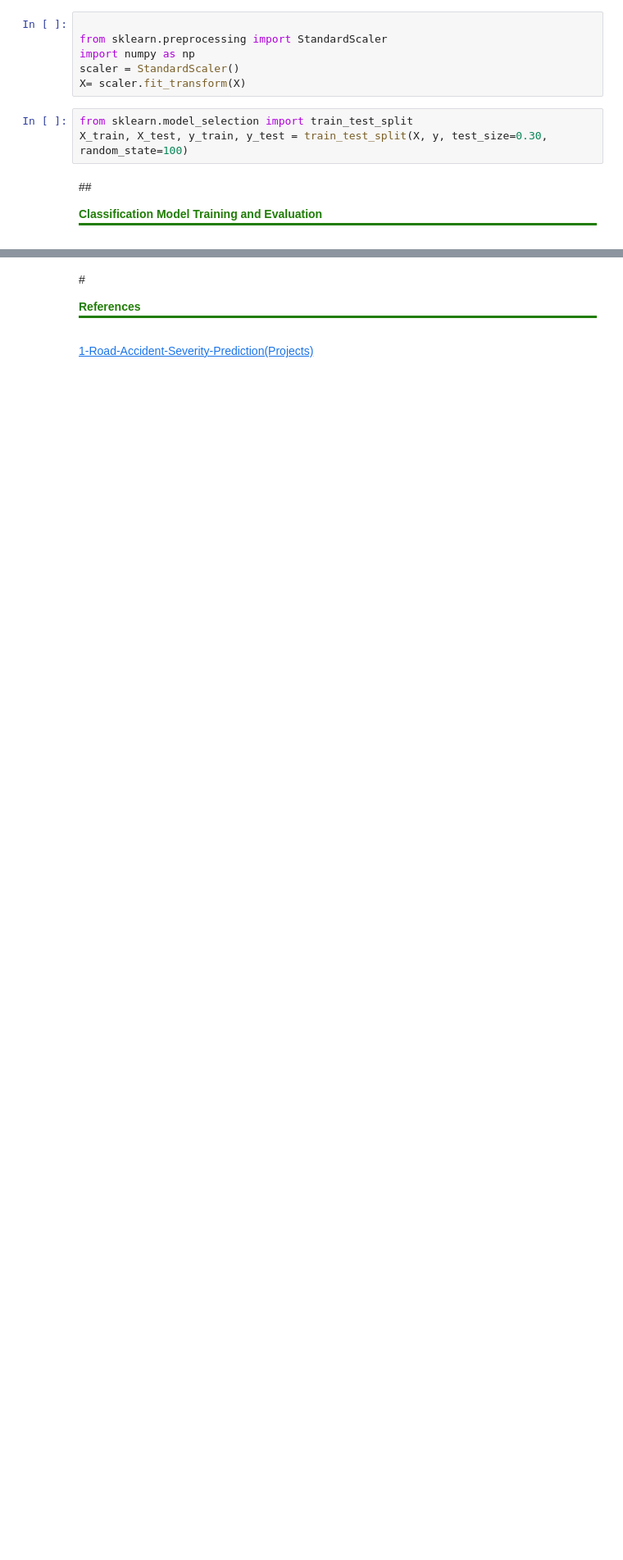
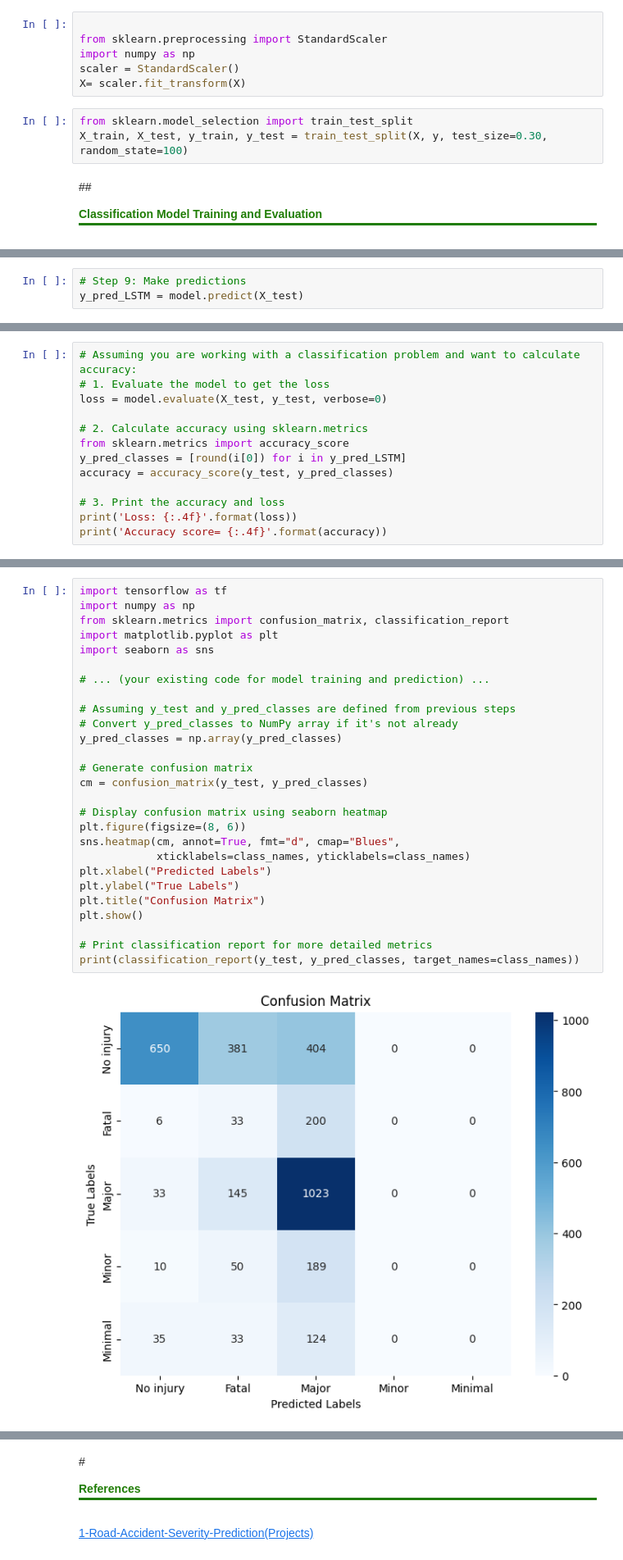
Before and after one commit to dr-mushtaq/Research-Work, a Jupyter notebook: RTA_Analysis.ipynb, the cells around one changed output, grey strips where cells are left out. Shown at 82% size. Saved outputs shown, nothing was run; the diff lists cells and outputs as text; blank space fills up the shorter version.

```diff
--- a/RTA_Analysis.ipynb
+++ b/RTA_Analysis.ipynb
@@ -520,0 +591,3 @@ X_train, X_test, y_train, y_test = train_test_split(X, y, test_size=0.30, random
+# %%
+# Step 9: Make predictions
+y_pred_LSTM = model.predict(X_test)
@@ -520,0 +596,13 @@ X_train, X_test, y_train, y_test = train_test_split(X, y, test_size=0.30, random
+# %%
+# Assuming you are working with a classification problem and want to calculate accuracy:
+# 1. Evaluate the model to get the loss
+loss = model.evaluate(X_test, y_test, verbose=0)
+
+# 2. Calculate accuracy using sklearn.metrics
+from sklearn.metrics import accuracy_score
+y_pred_classes = [round(i[0]) for i in y_pred_LSTM]
+accuracy = accuracy_score(y_test, y_pred_classes)
+
+# 3. Print the accuracy and loss
+print('Loss: {:.4f}'.format(loss))
+print('Accuracy score= {:.4f}'.format(accuracy))
@@ -520,0 +614,29 @@ X_train, X_test, y_train, y_test = train_test_split(X, y, test_size=0.30, random
+# %%
+import tensorflow as tf
+import numpy as np
+from sklearn.metrics import confusion_matrix, classification_report
+import matplotlib.pyplot as plt
+import seaborn as sns
+
+# ... (your existing code for model training and prediction) ...
+
+# Assuming y_test and y_pred_classes are defined from previous steps
+# Convert y_pred_classes to NumPy array if it's not already
+y_pred_classes = np.array(y_pred_classes)
+
+# Generate confusion matrix
+cm = confusion_matrix(y_test, y_pred_classes)
+
+# Display confusion matrix using seaborn heatmap
+plt.figure(figsize=(8, 6))
+sns.heatmap(cm, annot=True, fmt="d", cmap="Blues",
+            xticklabels=class_names, yticklabels=class_names)
+plt.xlabel("Predicted Labels")
+plt.ylabel("True Labels")
+plt.title("Confusion Matrix")
+plt.show()
+
+# Print classification report for more detailed metrics
+print(classification_report(y_test, y_pred_classes, target_names=class_names))
+# %% [output]
+[figure, added]
```
Also changed, not shown: parts of 12 cells of this notebook.
